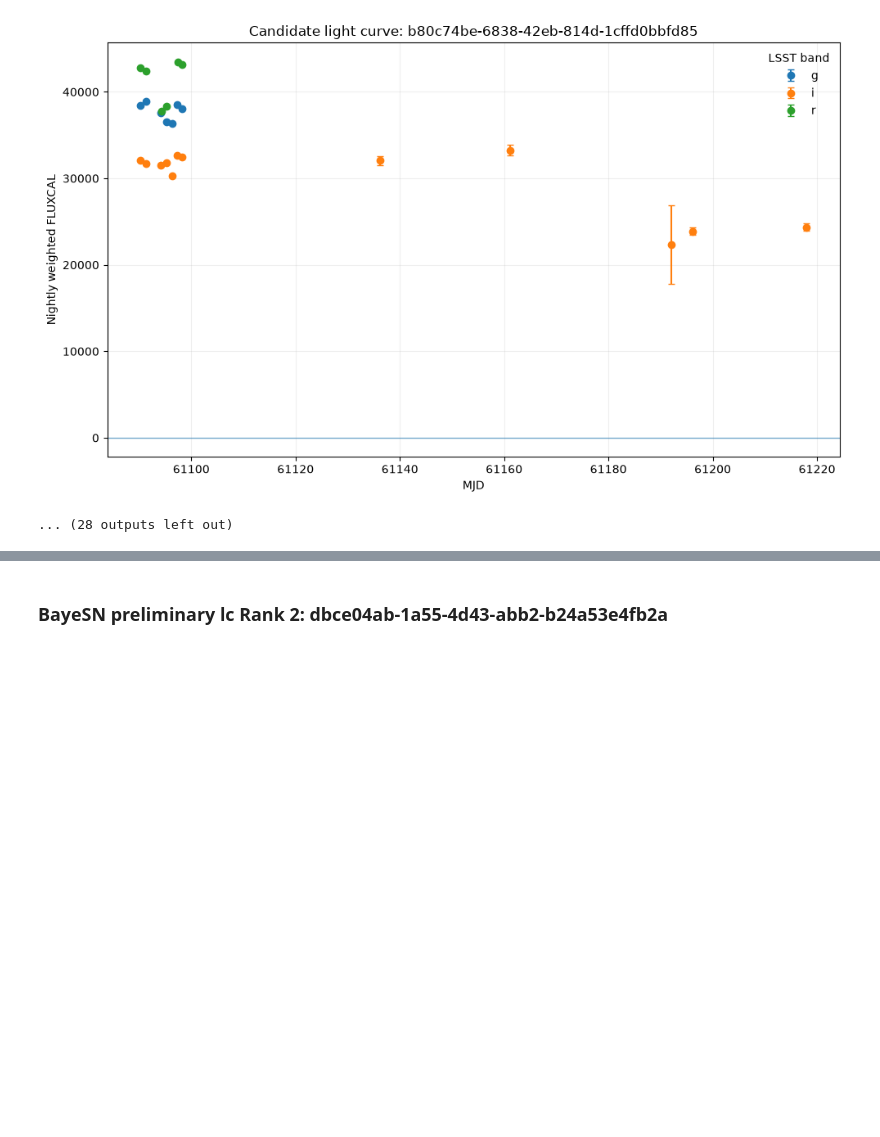
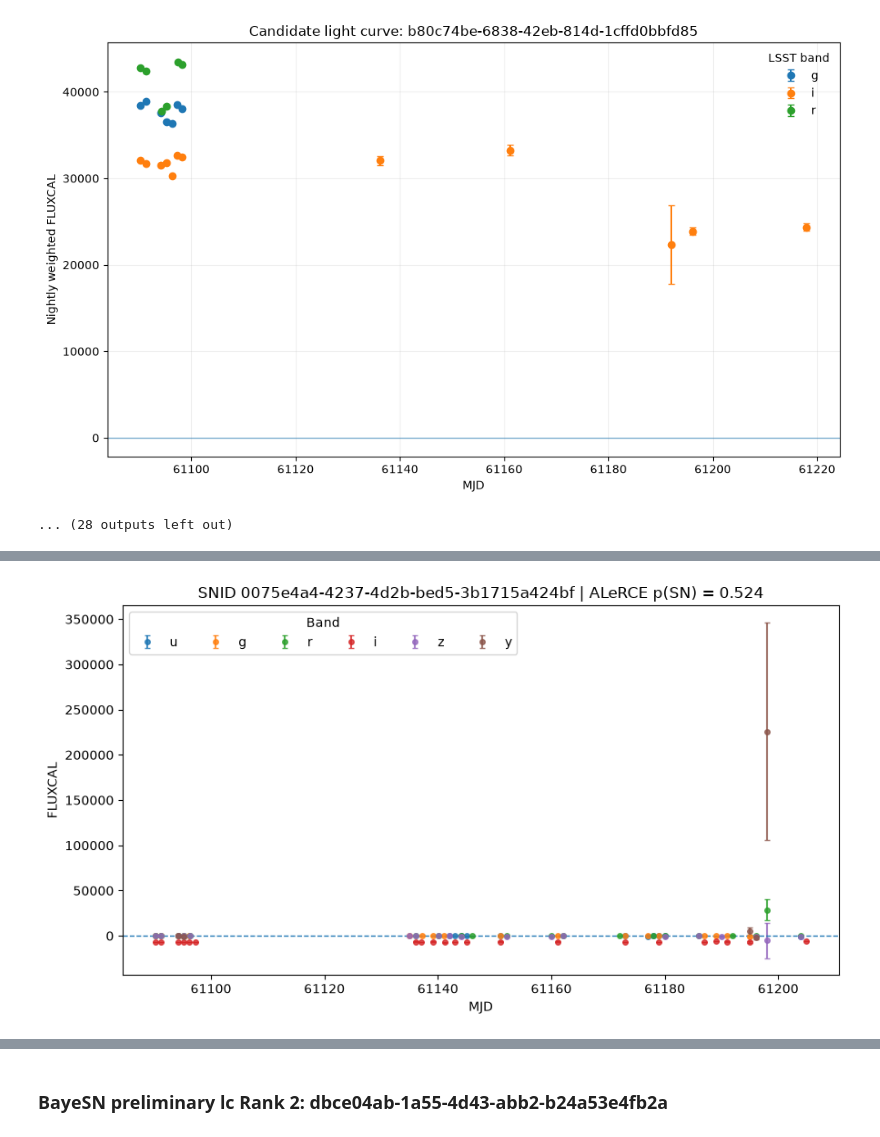
Before and after one commit to jennake/bayesn-lsst-project, a Jupyter notebook: notebooks/alert_fits.ipynb, the cells around one changed output, grey strips where cells are left out. Saved outputs shown, nothing was run; the diff lists cells and outputs as text; code cells hidden in the pictures; blank space fills up the shorter version.

Commit message:
add alerce cut into data processing pipeline, run bayesn updated model

```diff
--- a/notebooks/alert_fits.ipynb
+++ b/notebooks/alert_fits.ipynb
@@ -876,0 +1196,10 @@ N_POS=25, N_POS_NIGHTS=12, N_POS_BANDS=3, PEAK_SNR=776.0, AMPLITUDE=7100.0
+# %%
+missing_results = []
+
+for _, row in missing.iterrows():
+
+    result = process_alerce_candidate(row)
+
+    missing_results.append(result)
+
+missing_results
@@ -876,0 +1235,9 @@ N_POS=25, N_POS_NIGHTS=12, N_POS_BANDS=3, PEAK_SNR=776.0, AMPLITUDE=7100.0
+# %%
+alerce_match = pd.read_csv("alerce_match.csv")
+
+alerce_cut = alerce_match[
+    alerce_match["p_SN"] > 0.5
+].copy()
+
+print(f"Passed cut: {len(alerce_cut)}/{len(alerce_match)}")
+alerce_cut.head()
@@ -876,0 +1252,70 @@ N_POS=25, N_POS_NIGHTS=12, N_POS_BANDS=3, PEAK_SNR=776.0, AMPLITUDE=7100.0
+# %%
+# SNIDs that passed the ALeRCE cut
+pass_snids = set(alerce_cut["SNID"].astype(str))
+
+# Match them back to head_data
+alerce_head = [
+    row for row in head_data
+    if clean_snid(row["SNID"]) in pass_snids
+]
+
+print(f"Found {len(alerce_head)} light curves to plot")
+
+
+# LSST bands
+bands = ["u", "g", "r", "i", "z", "y"]
+
+
+for row in alerce_head:
+
+    snid = clean_snid(row["SNID"])
+
+    # Get light curve
+    lc = get_lightcurve(row)
+
+    # Apply your photometric quality cuts
+    good = photometry_mask(lc)
+
+    mjd = np.asarray(lc["MJD"], dtype=float)
+    flux = np.asarray(lc["FLUXCAL"], dtype=float)
+    fluxerr = np.asarray(lc["FLUXCALERR"], dtype=float)
+    band = np.char.strip(
+        np.asarray(lc["BAND"]).astype(str)
+    )
+
+    plt.figure(figsize=(9, 5))
+
+    for b in bands:
+
+        use = good & (band == b)
+
+        if np.any(use):
+            plt.errorbar(
+                mjd[use],
+                flux[use],
+                yerr=fluxerr[use],
+                fmt="o",
+                ms=4,
+                capsize=2,
+                label=b,
+                alpha=0.8,
+            )
+
+    # Get ALeRCE probability for title
+    p_sn = alerce_cut.loc[
+        alerce_cut["SNID"].astype(str) == snid,
+        "p_SN"
+    ].iloc[0]
+
+    plt.axhline(0, linestyle="--", linewidth=1)
+
+    plt.xlabel("MJD")
+    plt.ylabel("FLUXCAL")
+    plt.title(
+        f"SNID {snid} | ALeRCE p(SN) = {p_sn:.3f}"
+    )
+
+    plt.legend(title="Band", ncol=6)
+    plt.tight_layout()
+    plt.show()
+# %% [output]
@@ -876,0 +1323 @@ N_POS=25, N_POS_NIGHTS=12, N_POS_BANDS=3, PEAK_SNR=776.0, AMPLITUDE=7100.0
+[figure, added]
```
Also changed, not shown: parts of 21 cells of this notebook, 2 other files.
